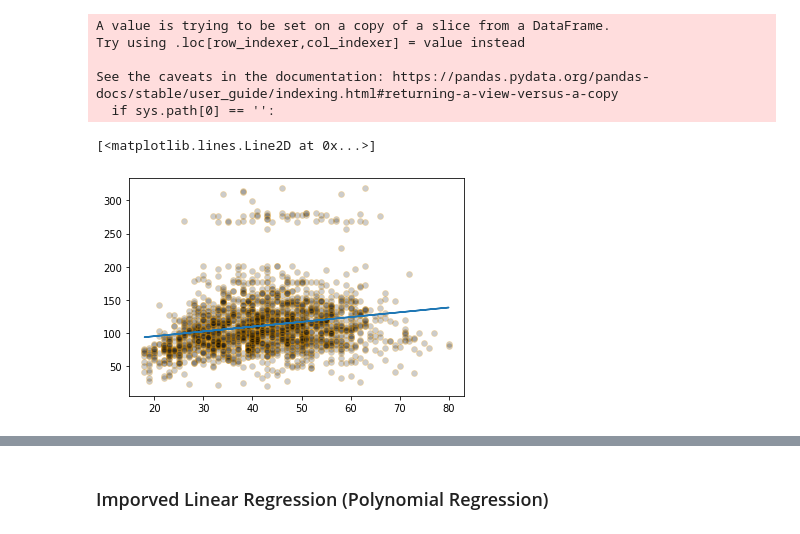
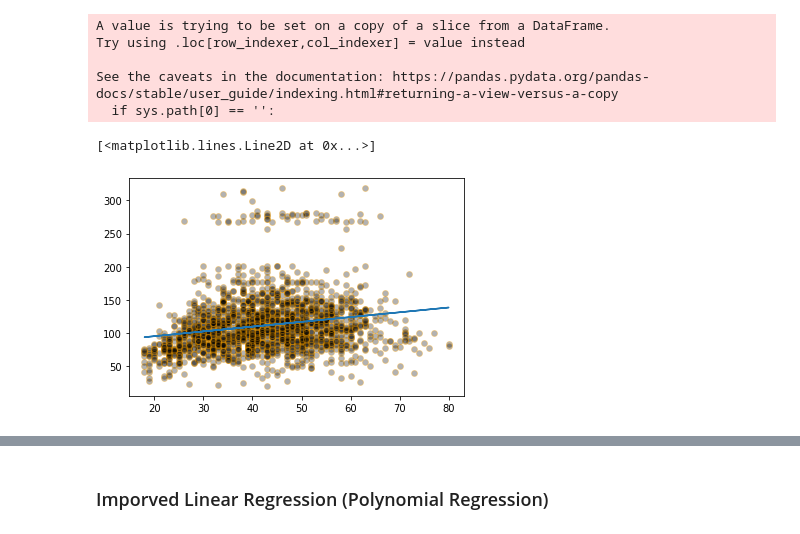
Before and after one commit to hencilpeter/DataScienceHungers, a Jupyter notebook: Exercise/Samples/JupyterNotebook/Regression/RegressionSplines.ipynb, the cells around one changed output, grey strips where cells are left out. Cells and saved outputs as stored; diff of their text form; code cells hidden in the pictures.

```diff
--- a/Exercise/Samples/JupyterNotebook/Regression/RegressionSplines.ipynb
+++ b/Exercise/Samples/JupyterNotebook/Regression/RegressionSplines.ipynb
@@ -92,15 +87,16 @@ See the caveats in the documentation: https://pandas.pydata.org/pandas-docs/stab
 # %%
 # visualize the linear regression result
 
 #used the training dataset for prediction.
 #converted to numpy and reshaped
+
 y_pred = model.predict(training_data_set['age'].to_numpy().reshape(-1,1))
 
-plt.scatter(training_data_set['age'], training_data_set['wage'], facecolor='black', edgecolor='orange',alpha=0.2)
+plt.scatter(training_data_set['age'], training_data_set['wage'], facecolor='black', edgecolor='orange',alpha=0.3)
 plt.plot(training_data_set['age'], y_pred)
 # %% [output]
 [<matplotlib.lines.Line2D at 0x...>]
-[figure, old version]
+[figure, new version]
 # %%
 #performance analysis of Linear Model
 print('Linear Model : Intercept ==> ', linearModel.intercept_)
```
Also changed, not shown: parts of 10 cells of this notebook, 27 other files.
